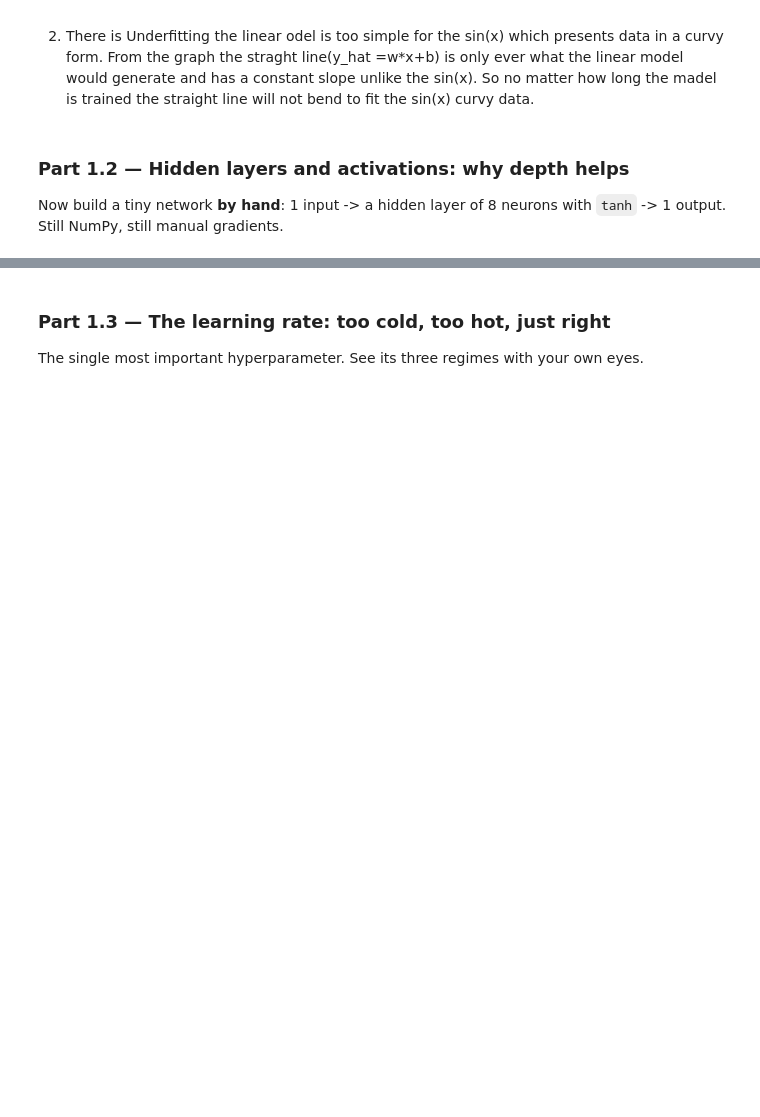
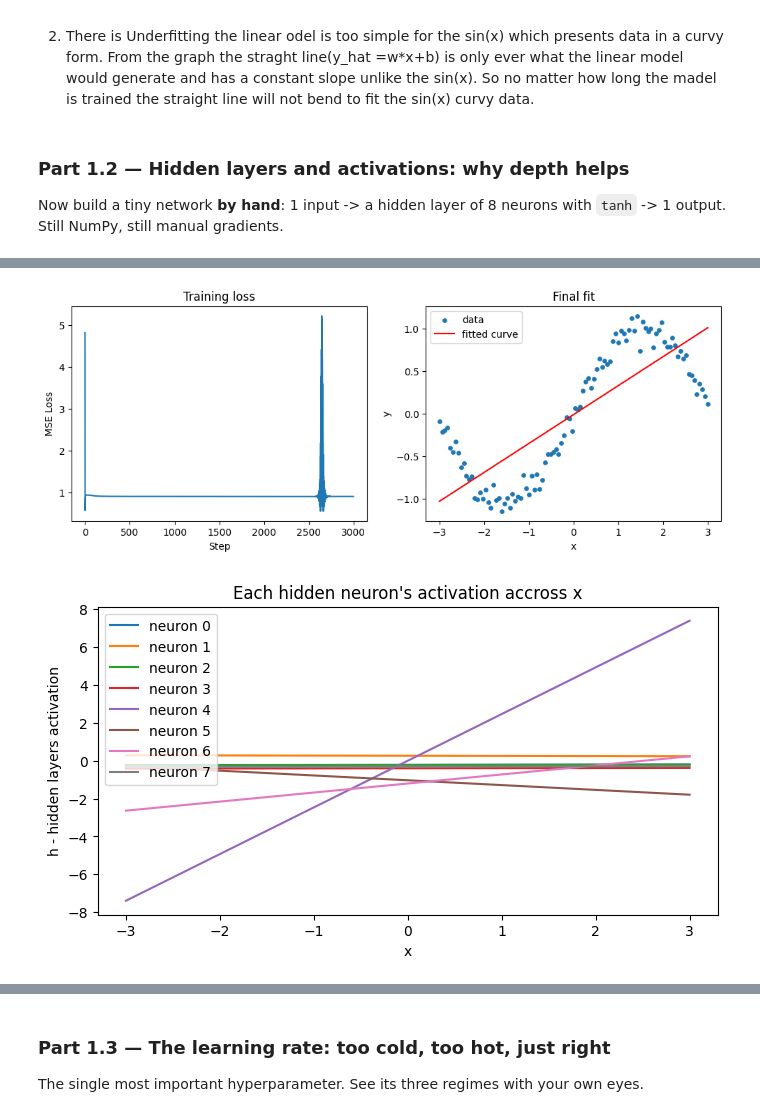
Before and after one commit to naaaddaitorto-star/Lab_3_Intro_To_AI_Feedfoward_Networks, a Jupyter notebook: Lab_3.ipynb, the cells around one changed output, grey strips where cells are left out. Saved outputs shown, nothing was run; the diff lists cells and outputs as text; code cells hidden in the pictures; blank space fills up the shorter version.

```diff
--- a/Lab_3.ipynb
+++ b/Lab_3.ipynb
@@ -176,10 +176,10 @@ y_col = y.reshape(-1,1)
 #   h  = np.tanh(z1)        # activation
 #   y_hat = h @ W2 + b2     # output, shape (100, 1)
 #   loss  = np.mean((y_hat - y) ** 2)
-z1 = x @ W1 + b1
-h = np.tanh(z1)
+z1 = x_col @ W1 + b1
+h = z1
 y_hat = h @ W2 + b2
-loss = np.mean((y_hat - y) ** 2)
+loss = np.mean((y_hat - y_col) ** 2)
 
 
 # TODO: Backward pass (the chain rule, layer by layer):
@@ -188,9 +188,76 @@ loss = np.mean((y_hat - y) ** 2)
 #   dh  = d_yhat @ W2.T
 #   dz1 = dh * (1 - np.tanh(z1) ** 2)     # derivative of tanh
 #   dW1 = x.T @ dz1 ;  db1 = dz1.sum(axis=0)
+d_yhat = 2 * (y_hat - y_col) / len(y_col)
+
+dW2 = h.T @ d_yhat
+db2 = d_yhat.sum(axis=0)
+
+dh  = d_yhat @ W2.T
+dz1 = dh * (1 - np.tanh(z1) ** 2)
+
+dW1 = x_col.T @ dz1
+db1 = dz1.sum(axis=0)
 
 # TODO: Update all parameters with learning rate lr, loop for ~3000 steps,
 #   record the loss.
+lr = 0.05
+n_steps = 3000
+losses = []
+
+np.random.seed(RANDOM_STATE)
+
+W1 = np.random.randn(1,8) * 0.5
+b1 = np.random.randn(8) * 0.5
+W2 = np.random.randn(8,1) * 0.5
+b2 = np.random.randn(1) * 0.5
+
+for step in range(n_steps):
+  z1 = x_col @ W1 + b1
+  h = z1
+  y_hat = h @ W2 + b2
+  loss = np.mean((y_hat - y) ** 2)
+  losses.append(loss)
+
+  d_yhat = 2 * (y_hat - y_col) / len(y_col)
+  dW2 = h.T @ d_yhat
+  db2 = d_yhat.sum(axis=0)
+  dh  = d_yhat @ W2.T
+  dz1 = dh * (1 - np.tanh(z1) ** 2)
+  dW1 = x_col.T @ dz1
+  db1 = dz1.sum(axis=0)
+
+  W1 -= lr * dW1
+  b1 -= lr * db1
+  W2 -= lr * dW2
+  b2 -= lr * db2
+
+print("Final loss: ", losses[-1])
 
 # TODO: Plot the loss curve AND the final fit over the data.
 #   Then re-run with the tanh REMOVED (h = z1). What happens to the fit?
+fig, axes = plt.subplots(1, 2, figsize=(12, 4))
+axes[0].plot(losses)
+axes[0].set_xlabel("Step")
+axes[0].set_ylabel("MSE Loss")
+axes[0].set_title("Training loss")
+axes[1].set_xlabel("x")
+axes[1].set_ylabel("y")
+
+axes[1].scatter(x, y, s = 15, label =  "data")
+axes[1].plot(x,y_hat, color = "red", label = "fitted curve")
+axes[1].set_title("Final fit")
+axes[1].set_xlabel("x")
+axes[1].set_ylabel("y")
+axes[1].legend()
+plt.show()
+
+plt.figure(figsize=(8,4))
+for i in range(8):
+  plt.plot(x, h[:, i],label =f"neuron {i}")
+plt.xlabel("x")
+plt.ylabel("h - hidden layers activation")
+plt.title("Each hidden neuron's activation accross x")
+plt.legend()
+plt.show()
+# %% [output]
@@ -197,3 +265,5 @@ loss = np.mean((y_hat - y) ** 2)
+[figure, added]
+[figure, added]
 # %% [markdown]
 **Student Reasoning — Depth and activations**
 *1. With tanh removed, the deep network fits no better than the single neuron of Part 1.1.
```
Also changed, not shown: parts of 3 cells of this notebook.
